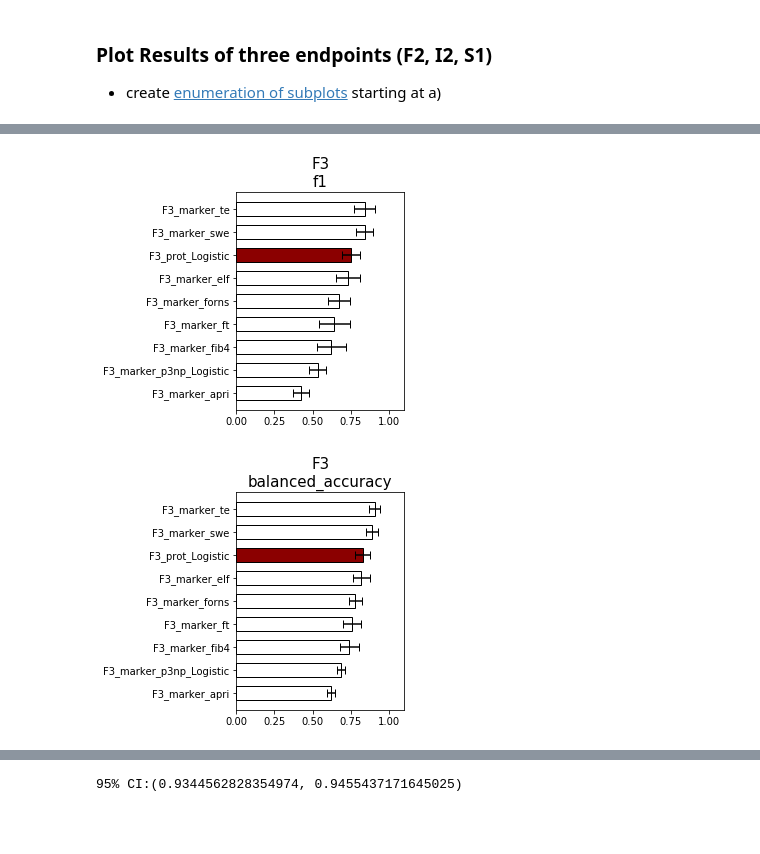
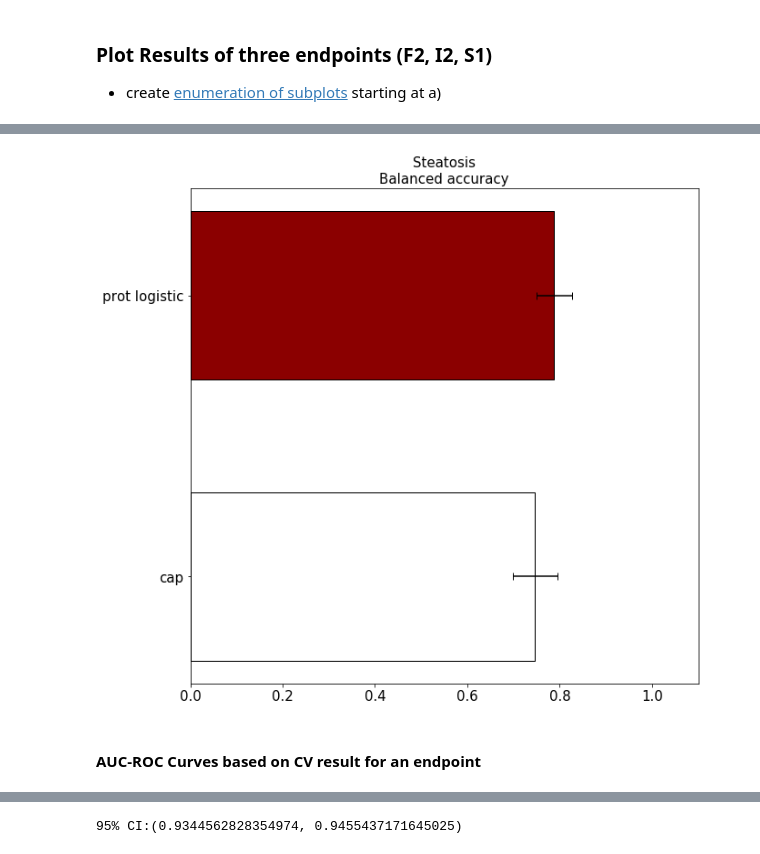
Before and after one commit to llniu/ALD-study, a Jupyter notebook: ald_analysis_hw.ipynb, the cells around one changed output, grey strips where cells are left out. Cells and saved outputs as stored; diff of their text form; code cells hidden in the pictures; blank space fills up the shorter version.

Commit message:
create Figure for paper

```diff
--- a/ald_analysis_hw.ipynb
+++ b/ald_analysis_hw.ipynb
@@ -1609,0 +1562,20 @@ with pd.ExcelWriter(FILE_RESULTS) as writer:
+# %%
+display(result_table_s1)
+result_table = result_table_s1
+names = list(result_table.index)
+
+def _process_names(index):
+    names = list(index)
+    names = [x.split('_') for x in names]
+    endpoint = names[0][0]
+
+    def _process_index_names(_l:list):
+        if 'marker' in _l:
+            _l.remove('marker')
+        return _l
+
+    for _l in names: assert endpoint == _l[0] , f"Mixed endpoints: {endpoint} and {_l[0]}"
+    names = [" ".join(_process_index_names(_l[1:])).lower() for _l in names]
+    return names
+
+_process_names(result_table.index)
@@ -1610,22 +1588,25 @@ with pd.ExcelWriter(FILE_RESULTS) as writer:
 # %%
-def plot_performance(result, endpoint):
+def plot_performance(ax, result, metric, title):
     '''result as result table from _get_cv_means(results)'''
     df = result.copy()
-    items = ['f1', 'balanced_accuracy']
-    for item in items:
-        df = df.sort_values(by = [(item, 'mean')])
-        colors = np.where(['prot' in row for row in df.index], 'darkred', 'white')
+    df = df.sort_values(by = [(metric, 'mean')])
+    colors = np.where(['prot' in row for row in df.index], 'darkred', 'white')
+    df.index = _process_names(df.index)
+    # fig, ax = plt.subplots(figsize=(3, 4))
+    y = df.index
+    width = df[(metric, 'mean')]
+    xerr = df[(metric, 'std')]
+    ax.set_xlim(0, 1.1)
+    ax.tick_params(labelsize = 15)
+    ax.barh(y=y, width=width, xerr=xerr, capsize=4, color=colors, height=0.6, edgecolor='black')
+    ax.set_title('{}\n{}'.format(title, " ".join(metric.split('_')).capitalize()), fontsize=15)
 
-        fig, ax = plt.subplots(figsize=(3, 4))
-        y = df.index
-        width = df[(item, 'mean')]
-        xerr = df[(item, 'std')]
-        plt.xlim(0, 1.1)
-        plt.barh(y=y, width=width, xerr=xerr, capsize=4, color=colors, height=0.6, edgecolor='black')
-        plt.title('{}\n{}'.format(endpoint, item), fontsize=15)
-        plt.savefig('figures/{}_{}.pdf'.format(endpoint, item), dpi=120, bbox_inches='tight')
+
+#  (result_table_s1, s1_auc_scores, 'NAS Steatosis >= 5%', 'S1_prot_Logistic')
+
+fig, ax = plt.subplots(figsize=(10,10))
+plot_performance(ax, result_table_s1, 'balanced_accuracy', 'Steatosis')
+# %% [output]
+[figure, added]
-# %%
-plot_performance(result = result_table_f3, endpoint='F3')
-# %% [output]
-[figure, removed]
-[figure, removed]
+# %% [markdown]
+#### AUC-ROC Curves based on CV result for an endpoint
```
Also changed, not shown: parts of 12 cells of this notebook.
